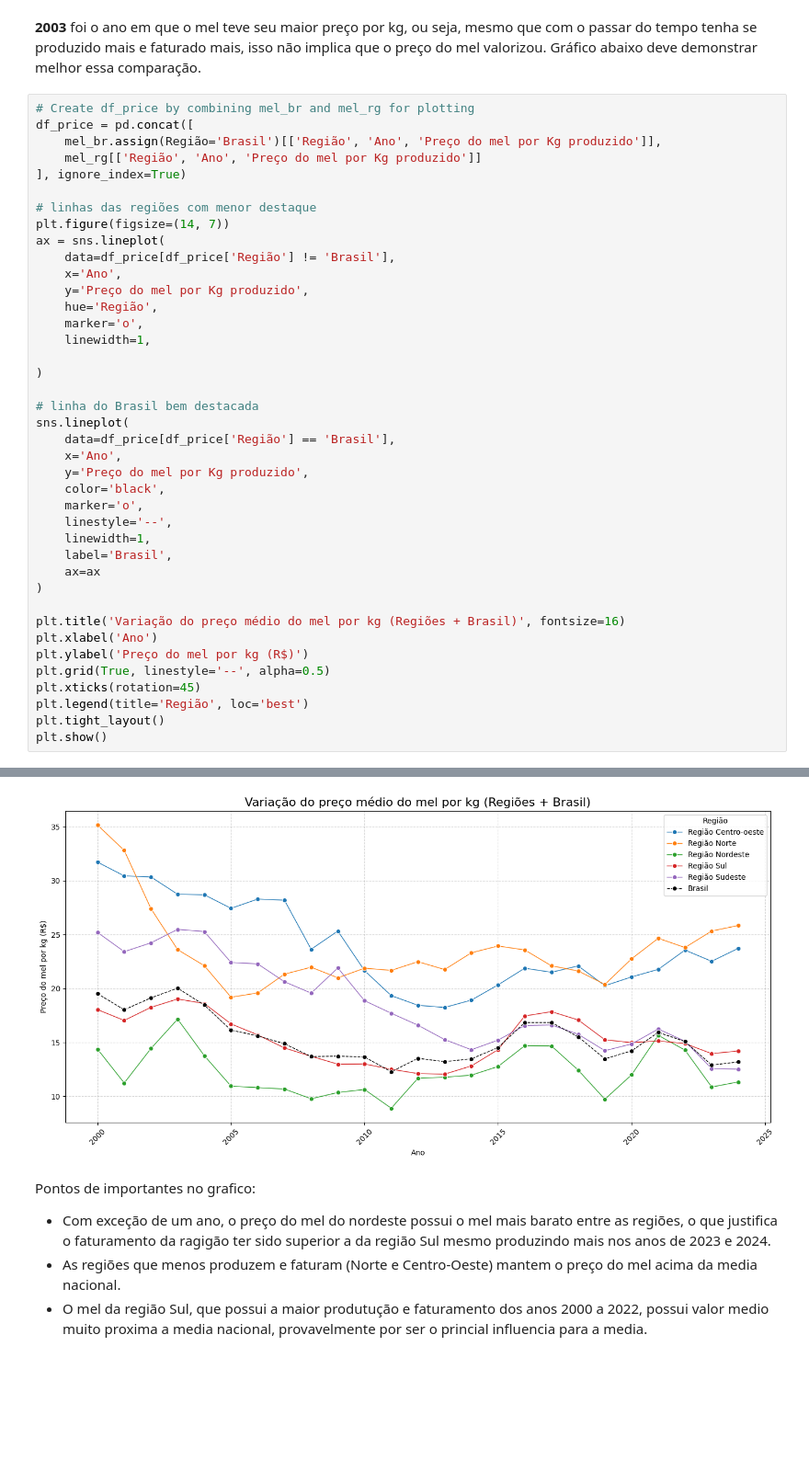
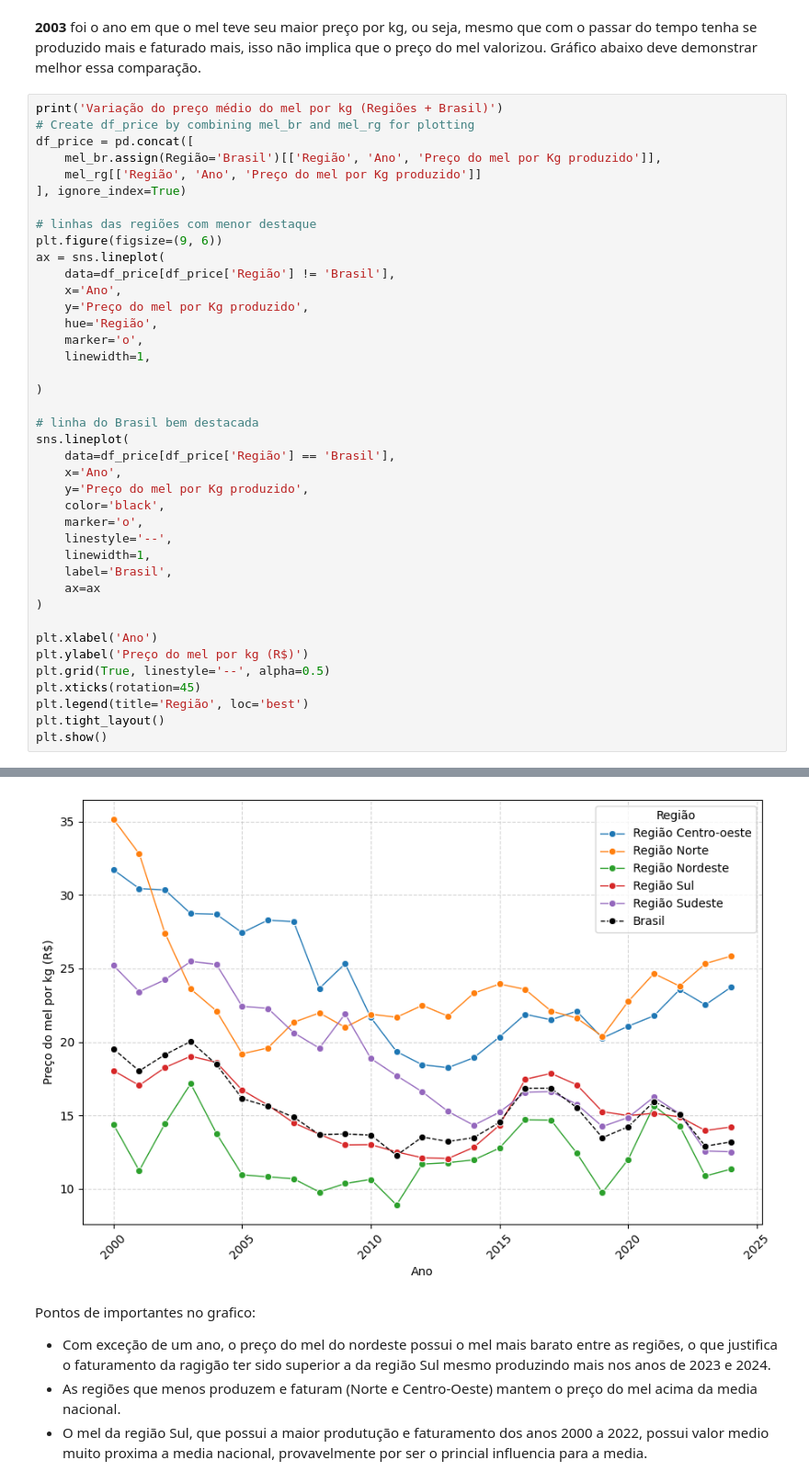
Before and after one commit to Gabriel-J-code/ad-projeto-bees-caatinga, a Jupyter notebook: relatorio TCC.ipynb, the cells around one changed output, grey strips where cells are left out. Shown at 92% size. Saved outputs shown, nothing was run; the diff lists cells and outputs as text; blank space fills up the shorter version.

```diff
--- a/relatorio TCC.ipynb
+++ b/relatorio TCC.ipynb
@@ -683,6 +698,7 @@ Máximo valor em Preço do mel por Kg produzido
 # %% [markdown]
 **2003** foi o ano em que o mel teve seu maior preço por kg, ou seja, mesmo que com o passar do tempo tenha se produzido mais e faturado mais, isso não implica que o preço do mel valorizou. Gráfico abaixo deve demonstrar melhor essa comparação.
 # %%
+print('Variação do preço médio do mel por kg (Regiões + Brasil)')
 # Create df_price by combining mel_br and mel_rg for plotting
 df_price = pd.concat([
     mel_br.assign(Região='Brasil')[['Região', 'Ano', 'Preço do mel por Kg produzido']],
@@ -690,7 +706,7 @@ df_price = pd.concat([
 ], ignore_index=True)
 
 # linhas das regiões com menor destaque
-plt.figure(figsize=(14, 7))
+plt.figure(figsize=(9, 6))
 ax = sns.lineplot(
     data=df_price[df_price['Região'] != 'Brasil'],
     x='Ano',
@@ -714,7 +730,6 @@ sns.lineplot(
     ax=ax
 )
 
-plt.title('Variação do preço médio do mel por kg (Regiões + Brasil)', fontsize=16)
 plt.xlabel('Ano')
 plt.ylabel('Preço do mel por kg (R$)')
 plt.grid(True, linestyle='--', alpha=0.5)
@@ -726,4 +742,4 @@ plt.show()
-[figure, old version]
+[figure, new version]
 # %% [markdown]
 Pontos de importantes no grafico:
 
```
Also changed, not shown: parts of 10 cells of this notebook.
